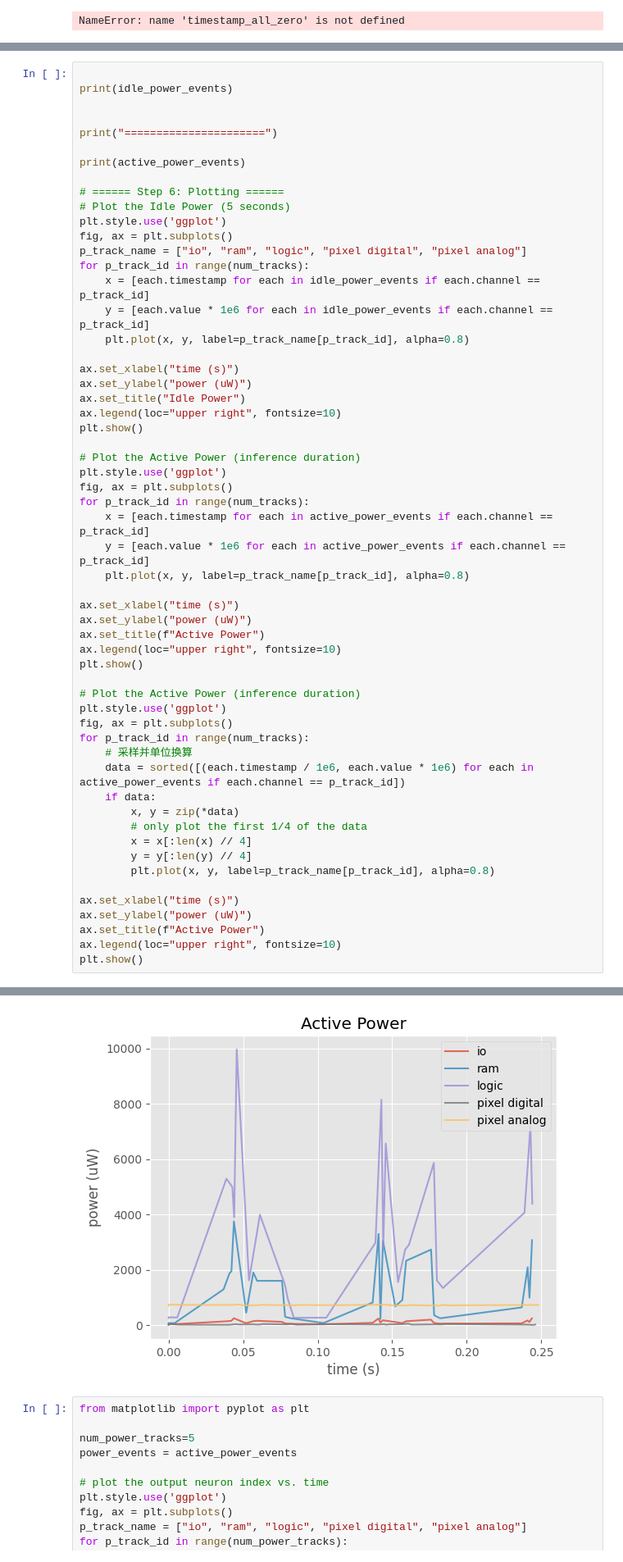
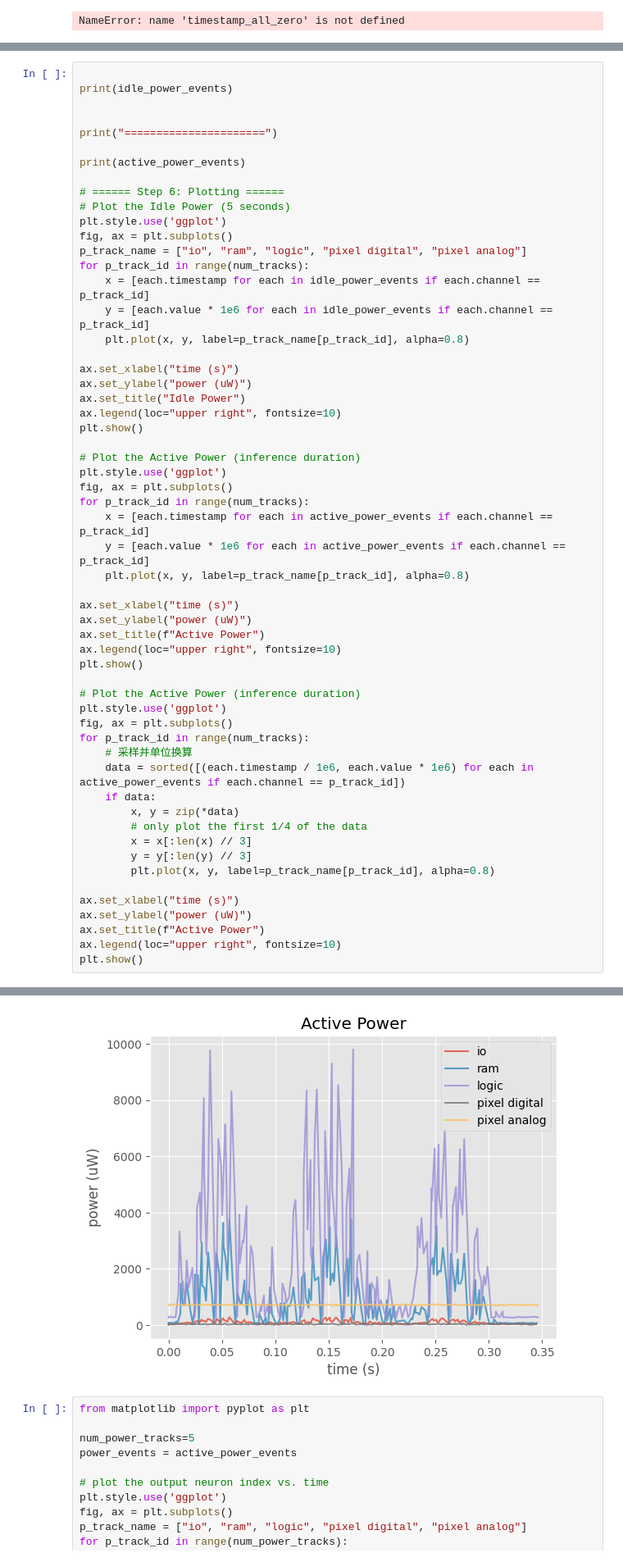
Before and after one commit to wzqvip/Sinabs-Speck-Dev-kit, a Jupyter notebook: demo.ipynb, the cells around one changed output, grey strips where cells are left out. Shown at 82% size. Cells and saved outputs as stored; diff of their text form.

```diff
--- a/demo.ipynb
+++ b/demo.ipynb
@@ -867,8 +867,8 @@ for p_track_id in range(num_tracks):
     if data:
         x, y = zip(*data)
         # only plot the first 1/4 of the data
-        x = x[:len(x) // 4]
-        y = y[:len(y) // 4]
+        x = x[:len(x) // 3]
+        y = y[:len(y) // 3]
         plt.plot(x, y, label=p_track_name[p_track_id], alpha=0.8)
 
 ax.set_xlabel("time (s)")
@@ -885,4 +885,4 @@ plt.show()
-[figure, old version]
+[figure, new version]
 # %%
 from matplotlib import pyplot as plt
 
```
Also changed, not shown: parts of 2 cells of this notebook, 2 other files.
